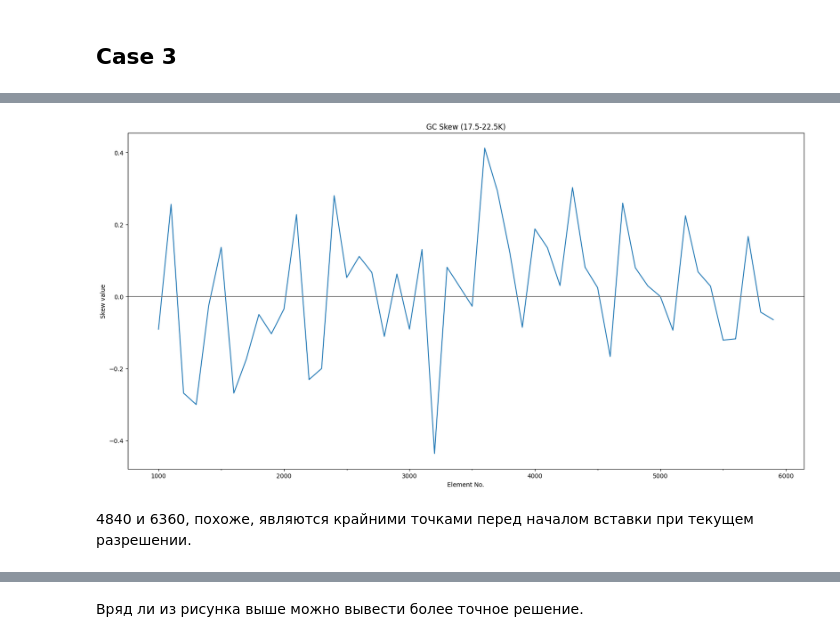
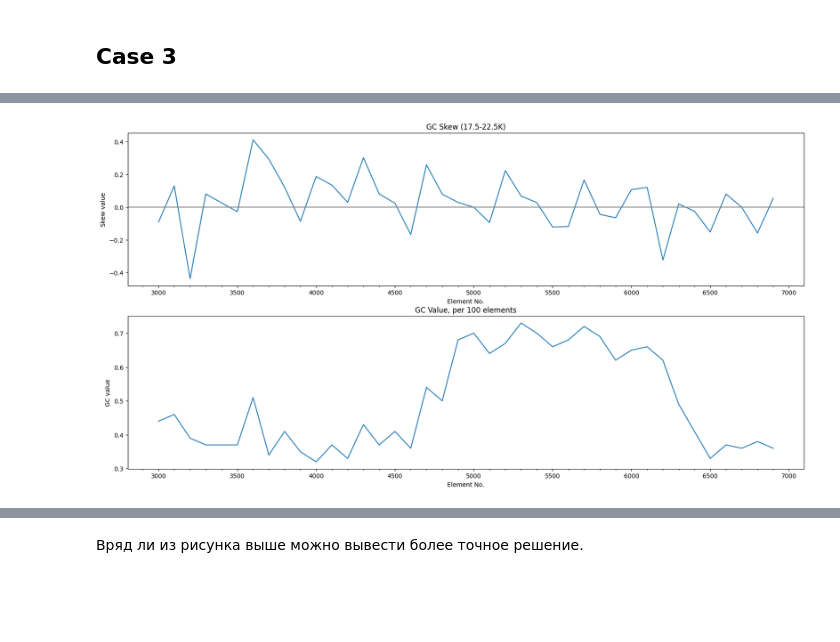
Before and after one commit to Nickitarius/fatsa_contest, a Jupyter notebook: case1.ipynb, the cells around one changed output, grey strips where cells are left out. Saved outputs shown, nothing was run; the diff lists cells and outputs as text; code cells hidden in the pictures; blank space fills up the shorter version.

```diff
--- a/case1.ipynb
+++ b/case1.ipynb
@@ -244,7 +226,7 @@ seq_14_17 = seq_orig[border_left:border_right]
 
 skew_14_17 = SU.GC_skew(seq_14_17, window_size)
 
-fig_17_23, (ax1, ax2) = plt.subplots(2, 1, figsize=(20, 10))
+fig_17_23, (ax1, ax2) = plt.subplots(2, 1, figsize=(20, 16))
 ax1.set_title("GC Skew (1.4—1.7m)")
 ax1.plot(range(border_left, border_right, window_size), skew_14_17)
 ax1.set_xlabel("Element No.")
@@ -257,7 +239,7 @@ step = 1000
 gc_list = []
 for i in range(0, len(seq_14_17), step):
     lb = step
-    if i+step <= len(seq_14_17):
+    if i+step >= len(seq_14_17):
         lb = len(seq_14_17)-i
 
     gc_list.append(SU.gc_fraction(seq_14_17[i:i+lb]))
@@ -275,12 +257,12 @@ plt.show()
 # %% [markdown]
 Между 1.49 млн. и 1.565 млн. наблюдается резкий подъём. Рассмотрим его начало и конец поближе.
 # %%
-border_left_l = 1485*1000
-border_right_l = 1495*1000
+border_left_l = 1480*1000
+border_right_l = 1500*1000
 seq_l = seq_orig[border_left_l:border_right_l]
 gc_list_l = []
 
-step = 1000
+step = 500
 
 for i in range(0, len(seq_l), step):
     lb = step
@@ -304,7 +286,7 @@ seq_r = seq_orig[border_left_r:border_right_r]
 
 for i in range(0, len(seq_r), step):
     lb = step
-    if i+step <= len(seq_r):
+    if i+step >= len(seq_r):
         lb = len(seq_r)-i
 
     gc_list_r.append(SU.gc_fraction(seq_r[i:i+lb]))
@@ -401,24 +496,39 @@ Original record length: 19696
 # %%
 window_size = 100
 
-border_left = 1000
-border_right = 6000
+border_left = 3000
+border_right = 7000
 
 seq_17_23 = seq_orig[border_left:border_right]
 
 skew_17_23 = SU.GC_skew(seq_17_23, window_size)
 
-fig_17_23, ax17_23 = plt.subplots(figsize=(20, 10))
-ax17_23.set_title("GC Skew (17.5-22.5K)")
-ax17_23.plot(range(border_left, border_right, window_size), skew_17_23)
-ax17_23.set_xlabel("Element No.")
-ax17_23.set_ylabel("Skew value")
-ax17_23.xaxis.set_minor_locator(MultipleLocator(500))
-ax17_23.xaxis.set_major_locator(MultipleLocator(1000))
-ax17_23.axhline(0, color='grey')
+fig_17_23, (ax1, ax2) = plt.subplots(2, 1, figsize=(20, 10))
+ax1.set_title("GC Skew (17.5-22.5K)")
+ax1.plot(range(border_left, border_right, window_size), skew_17_23)
+ax1.set_xlabel("Element No.")
+ax1.set_ylabel("Skew value")
+ax1.xaxis.set_minor_locator(MultipleLocator(100))
+ax1.xaxis.set_major_locator(MultipleLocator(500))
+ax1.axhline(0, color='grey')
+
+step = 100
+gc_list = []
+for i in range(0, len(seq_17_23), step):
+    lb = step
+    if i+step >= len(seq_17_23):
+        lb = len(seq_17_23)-i
+
+    gc_list.append(SU.gc_fraction(seq_17_23[i:i+lb]))
+
+ax2.set_title(f'GC Value, per {step} elements')
+ax2.plot(range(border_left, border_right, step), gc_list)
+ax2.set_xlabel("Element No.")
+ax2.set_ylabel("GC value")
+ax2.xaxis.set_minor_locator(MultipleLocator(100))
+ax2.xaxis.set_major_locator(MultipleLocator(500))
+
 
 plt.show()
 # %% [output]
-[figure, old version]
+[figure, new version]
-# %% [markdown]
-4840 и 6360, похоже, являются крайними точками перед началом вставки при текущем разрешении.
```
Also changed, not shown: parts of 17 cells of this notebook.
